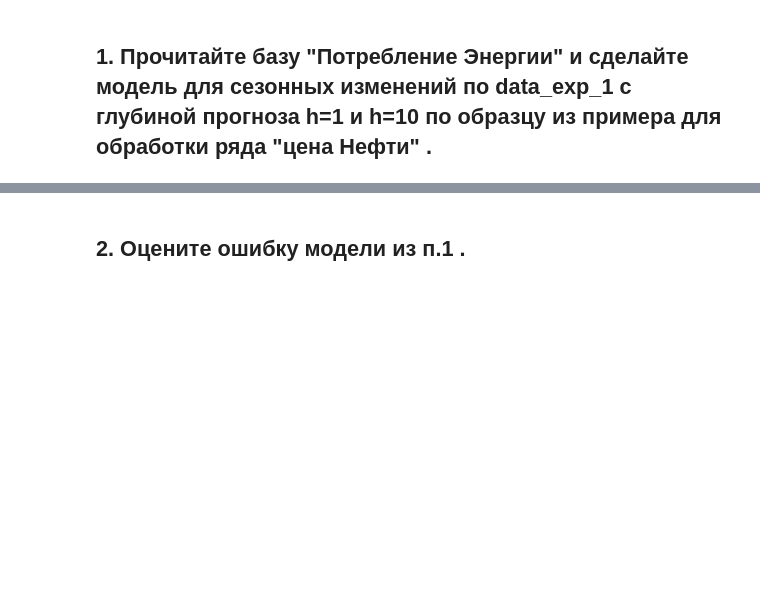
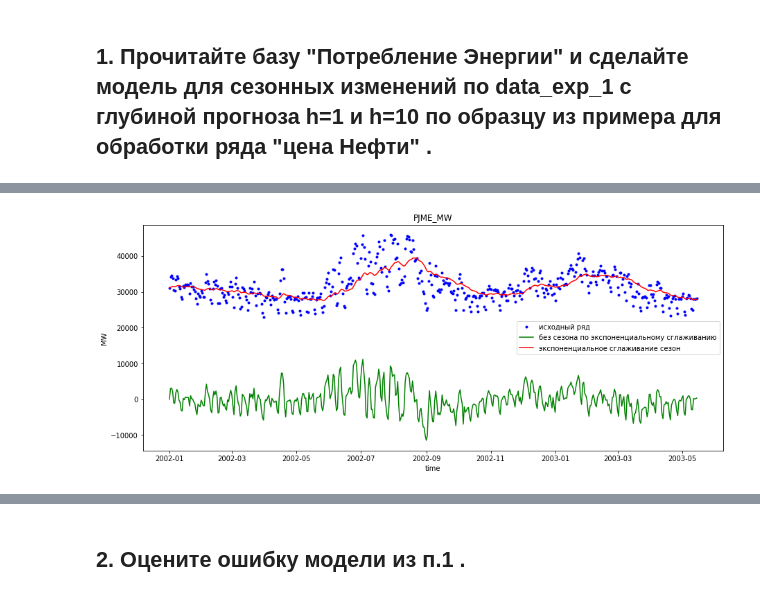
Before and after one commit to barinsm/GeekBrains, a Jupyter notebook: hw02.ipynb, the cells around one changed output, grey strips where cells are left out. Cells and saved outputs as stored; diff of their text form; code cells hidden in the pictures; blank space fills up the shorter version.

```diff
--- a/hw02.ipynb
+++ b/hw02.ipynb
@@ -4,0 +22,5 @@
+# %%
+my_PJME_MW = 'my_PJME_MW.csv'
+data = pd.read_csv(my_PJME_MW, index_col=[0], parse_dates=[0])
+
+data.head()
@@ -4,0 +47,3 @@
+# %%
+d_data = data.resample('D').mean()
+d_data.head()
@@ -4,0 +58,25 @@
+# %%
+def exponential_smoothing(series, alpha):
+    result = [series[0]]
+    for n in range(1, len(series)):
+        result.append(alpha * series[n] + (1 - alpha) * result[n-1])
+    return result
+# %%
+data_exp_1 = exponential_smoothing(d_data['PJME_MW'], 0.05)
+# %%
+plt.figure(figsize=(15, 6))
+plt.plot(d_data.index[:500], d_data['PJME_MW'].values[:500],
+         '.b', label='исходный ряд')
+
+plt.plot(d_data.index[:500], d_data['PJME_MW'].values[:500] - data_exp_1[:500],
+         color = 'green', label="без сезона по экспоненциальному сглаживанию")
+
+plt.plot(d_data.index[:500], data_exp_1[:500],
+         color = 'red', label="экспоненциальное сглаживание сезон")
+
+plt.xlabel('time')
+plt.ylabel('MW')
+plt.legend()
+plt.title('PJME_MW');
+# %% [output]
+[figure, added]
```
Also changed, not shown: parts of 25 cells of this notebook.
